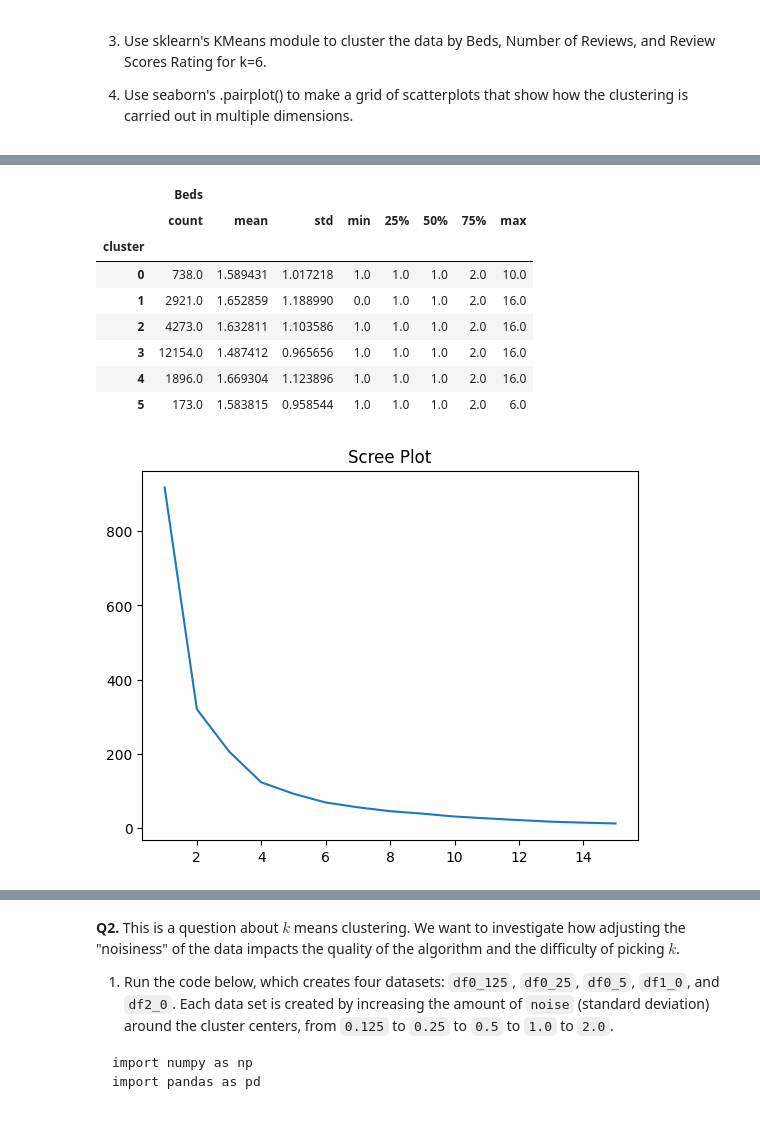
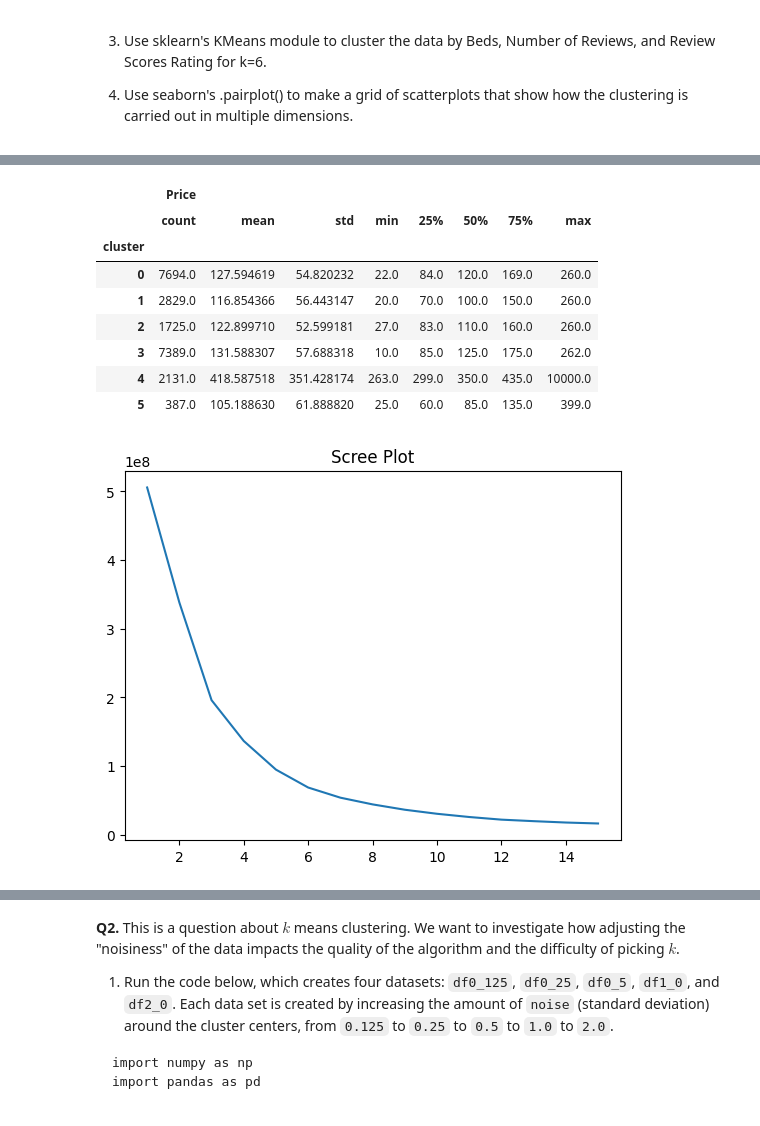
Before and after one commit to cwynne12/kmc, a Jupyter notebook: assignment_kmc.ipynb, the cells around one changed output, grey strips where cells are left out. Saved outputs shown, nothing was run; the diff lists cells and outputs as text; code cells hidden in the pictures.

```diff
--- a/assignment_kmc.ipynb
+++ b/assignment_kmc.ipynb
@@ -126,6 +126,6 @@ def maxmin(z): #define maxmin function
   u = (z-min(z))/(max(z)-min(z))
   return(u)
 no_price = x.drop('Price', axis=1)
-no_price.apply(maxmin)
+no_price = no_price.apply(maxmin)
 no_price.describe()
 # %% [output]
@@ -175,30 +174,31 @@ START
 
 6. Use a scree plot to pick the number of clusters and repeat steps 4 and 5.
 # %%
-no_price.loc[:,['Beds', 'cluster']].groupby('cluster').describe()
+x['cluster']=model.labels_
+x.loc[:,['Price', 'cluster']].groupby('cluster').describe()
 # %% [output]
-|  | Beds |  |  |  |  |  |  |  |
+|  | Price |  |  |  |  |  |  |  |
 |  | count | mean | std | min | 25% | 50% | 75% | max |
 | cluster |  |  |  |  |  |  |  |  |
-| 0 | 738.0 | 1.589431 | 1.017218 | 1.0 | 1.0 | 1.0 | 2.0 | 10.0 |
-| 1 | 2921.0 | 1.652859 | 1.188990 | 0.0 | 1.0 | 1.0 | 2.0 | 16.0 |
-| 2 | 4273.0 | 1.632811 | 1.103586 | 1.0 | 1.0 | 1.0 | 2.0 | 16.0 |
-| 3 | 12154.0 | 1.487412 | 0.965656 | 1.0 | 1.0 | 1.0 | 2.0 | 16.0 |
-| 4 | 1896.0 | 1.669304 | 1.123896 | 1.0 | 1.0 | 1.0 | 2.0 | 16.0 |
-| 5 | 173.0 | 1.583815 | 0.958544 | 1.0 | 1.0 | 1.0 | 2.0 | 6.0 |
+| 0 | 7694.0 | 127.594619 | 54.820232 | 22.0 | 84.0 | 120.0 | 169.0 | 260.0 |
+| 1 | 2829.0 | 116.854366 | 56.443147 | 20.0 | 70.0 | 100.0 | 150.0 | 260.0 |
+| 2 | 1725.0 | 122.899710 | 52.599181 | 27.0 | 83.0 | 110.0 | 160.0 | 260.0 |
+| 3 | 7389.0 | 131.588307 | 57.688318 | 10.0 | 85.0 | 125.0 | 175.0 | 262.0 |
+| 4 | 2131.0 | 418.587518 | 351.428174 | 263.0 | 299.0 | 350.0 | 435.0 | 10000.0 |
+| 5 | 387.0 | 105.188630 | 61.888820 | 25.0 | 60.0 | 85.0 | 135.0 | 399.0 |
 # %%
 #scree plot
-X = no_price.loc[ : , ['Beds','cluster'] ] # Select data to cluster
-X = X.apply(maxmin) # Normalize the data
+#X = no_price.loc[ : , ['Price','cluster'] ] # Select data to cluster
+#X = X.apply(maxmin) # Normalize the data
 
 k_bar = 15
 k_grid = np.arange(1,k_bar+1) # The range of k's to consider
 SSE = np.zeros(k_bar) # We'll store the training error here
 for k in range(k_bar): # For indices from 0 to k_bar-1
     model = KMeans(n_clusters=k+1, max_iter=300, n_init = 10, random_state=0) # Create a model for k
-    model = model.fit(X) # Fit the emodel
+    model = model.fit(x) # Fit the emodel
     SSE[k] = model.inertia_ # Record the sum of squared error for k in the SSE vector
 
 scree_plot = sns.lineplot(x=k_grid, y=SSE).set_title('Scree Plot') # Create scree plot
 # %% [output]
-[figure, old version]
+[figure, new version]
```
Also changed, not shown: parts of 9 cells of this notebook.
